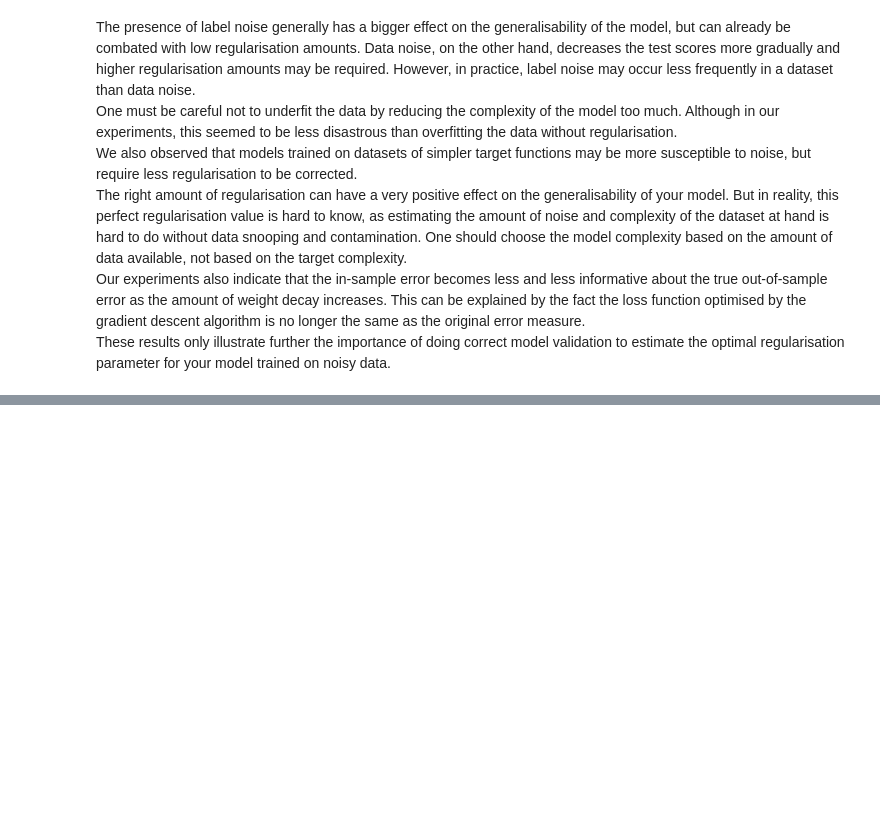
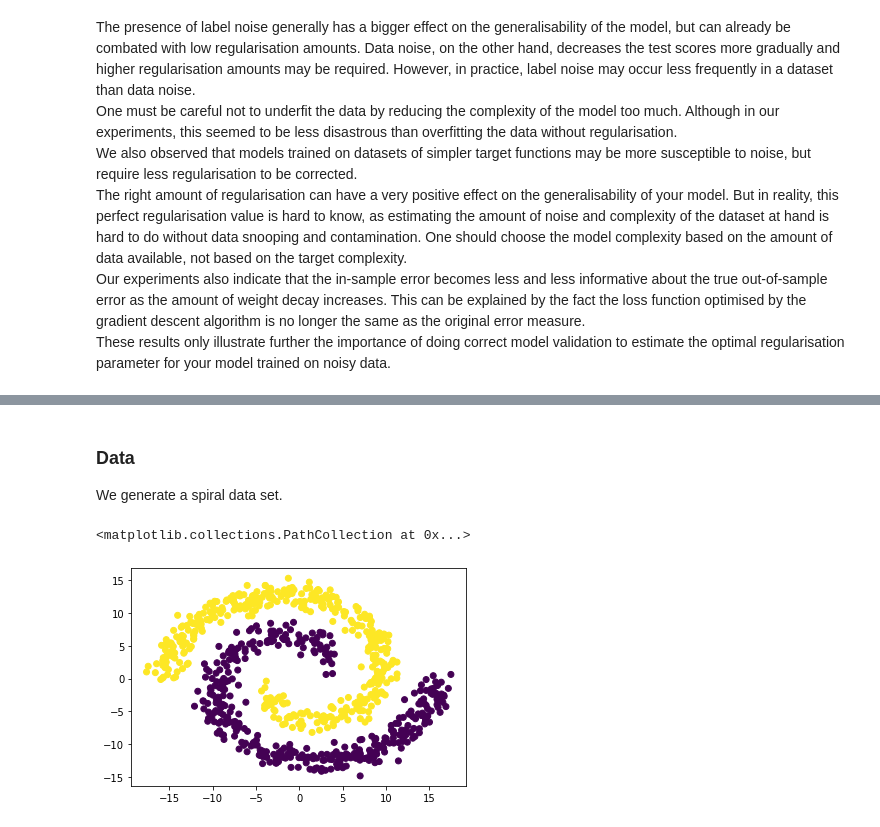
Before and after one commit to WardGauderis/SFML, a Jupyter notebook: main.ipynb, the cells around one changed output, grey strips where cells are left out. Saved outputs shown, nothing was run; the diff lists cells and outputs as text; code cells hidden in the pictures; blank space fills up the shorter version.

```diff
--- a/main.ipynb
+++ b/main.ipynb
@@ -450,0 +552,36 @@ These results only illustrate further the importance of doing correct model vali
+# %% [markdown]
+### Data
+We generate a spiral data set.
+# %%
+# https://gist.github.com/45deg/e731d9e7f478de134def5668324c44c5
+N = 400
+
+np.random.seed(42)
+theta = np.sqrt(np.random.rand(N)) * 2 * pi  # np.linspace(0,2*pi,100)
+
+r_a = 2 * theta + pi
+data_a = np.array([np.cos(theta) * r_a, np.sin(theta) * r_a]).T
+x_a = data_a + np.random.randn(N, 2)
+
+r_b = -2 * theta - pi
+data_b = np.array([np.cos(theta) * r_b, np.sin(theta) * r_b]).T
+x_b = data_b + np.random.randn(N, 2)
+
+res_a = np.append(x_a, np.zeros((N, 1)), axis=1)
+res_b = np.append(x_b, np.ones((N, 1)), axis=1)
+
+res = np.append(res_a, res_b, axis=0)
+np.random.shuffle(res)
+
+# np.savetxt("result.csv", res, delimiter=",", header="x,y,label", comments="", fmt='%.5f')
+
+N = N * 2 # 400 datapoints for each class, so 800 points total
+
+# res = np.loadtxt("result.csv", res, delimiter=",", comments="")
+X = res[:, 0:2]
+y = res[:, 2]
+# %%
+plt.scatter(X[:, 0], X[:, 1], c=y)
+# %% [output]
+<matplotlib.collections.PathCollection at 0x...>
+[figure, added]
```
Also changed, not shown: parts of 60 cells of this notebook.
